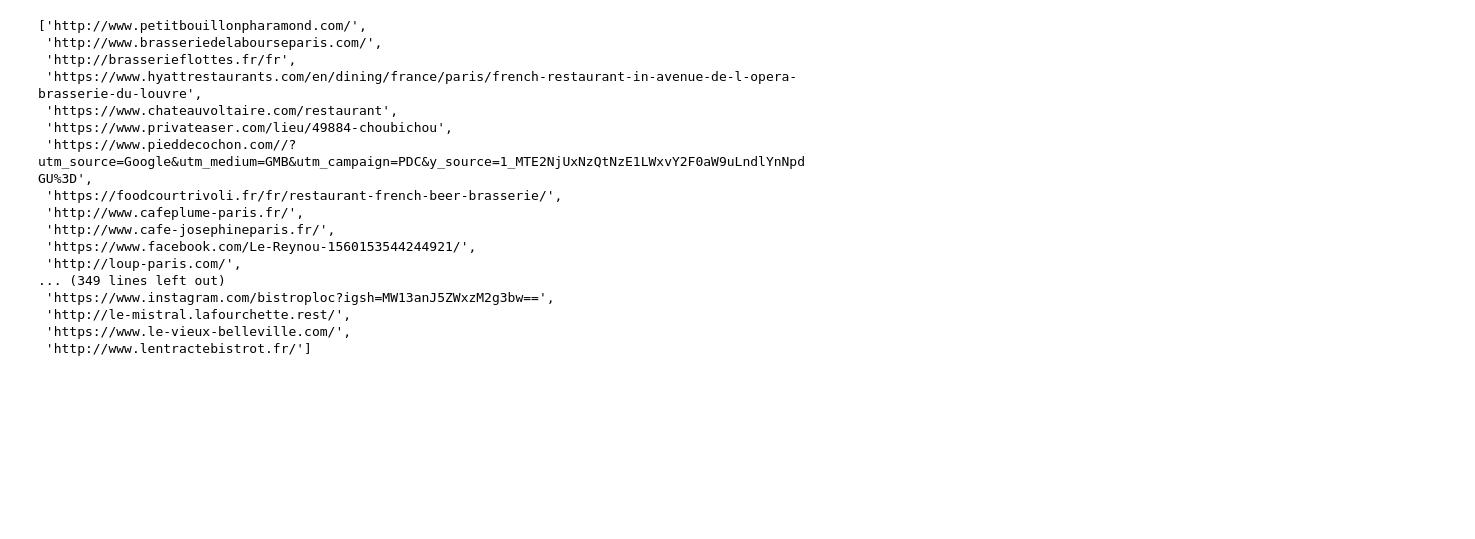
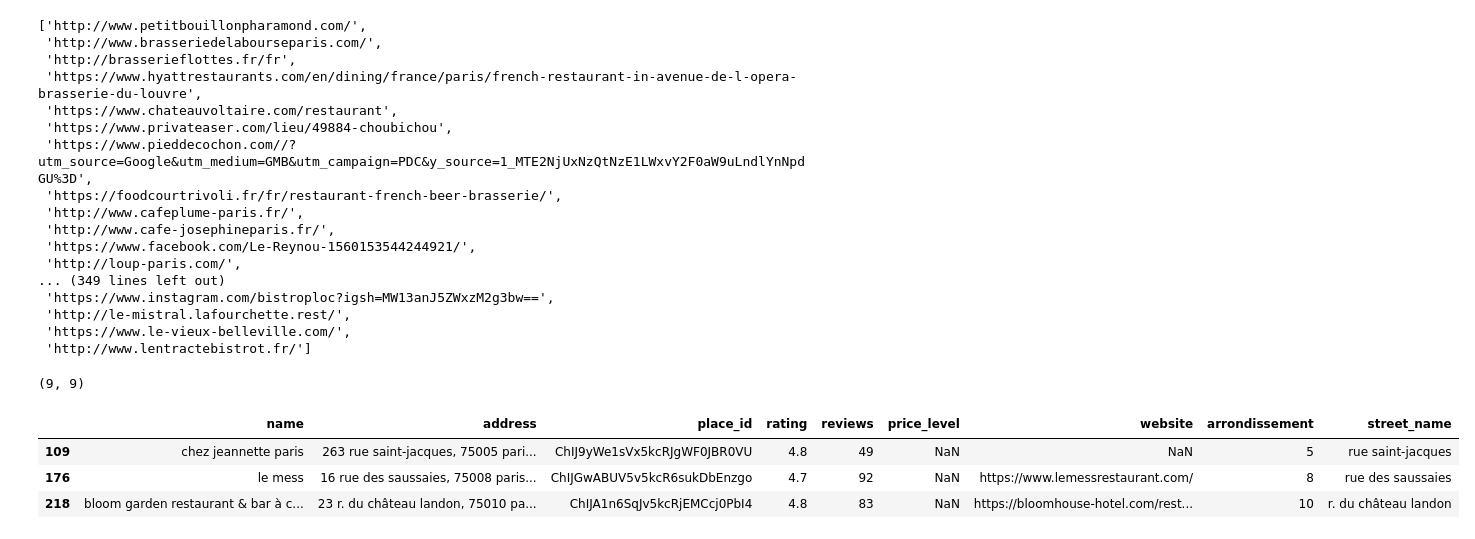
Before and after one commit to u03n0/paris-cafes, a Jupyter notebook: notebooks/initial_eda.ipynb, the cells around one changed output. Drawn from its saved outputs; the diff is of its cells as text; code cells hidden in the pictures; blank space fills up the shorter version.

```diff
--- a/notebooks/initial_eda.ipynb
+++ b/notebooks/initial_eda.ipynb
@@ -135,3 +138,13 @@ df['website'].dropna().to_list()
  'http://le-mistral.lafourchette.rest/',
  'https://www.le-vieux-belleville.com/',
  'http://www.lentractebistrot.fr/']
+# %%
+low_reviews = df[df['reviews']<100]
+print(low_reviews.shape)
+low_reviews.head(3)
+# %% [output]
+(9, 9)
+|  | name | address | place_id | rating | reviews | price_level | website | arrondissement | street_name |
+| 109 | chez jeannette paris | 263 rue saint-jacques, 75005 pari... | ChIJ9yWe1sVx5kcRJgWF0JBR0VU | 4.8 | 49 | NaN | NaN | 5 | rue saint-jacques |
+| 176 | le mess | 16 rue des saussaies, 75008 paris... | ChIJGwABUV5v5kcR6sukDbEnzgo | 4.7 | 92 | NaN | https://www.lemessrestaurant.com/ | 8 | rue des saussaies |
+| 218 | bloom garden restaurant & bar à c... | 23 r. du château landon, 75010 pa... | ChIJA1n6SqJv5kcRjEMCcj0PbI4 | 4.8 | 83 | NaN | https://bloomhouse-hotel.com/rest... | 10 | r. du château landon |
```
Also changed, not shown: parts of 8 cells of this notebook, 8 other files.
